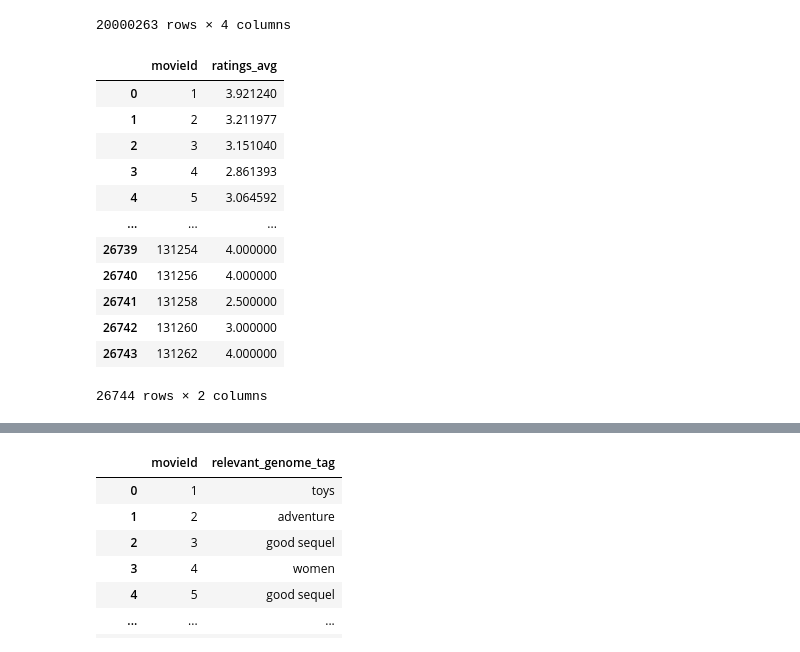
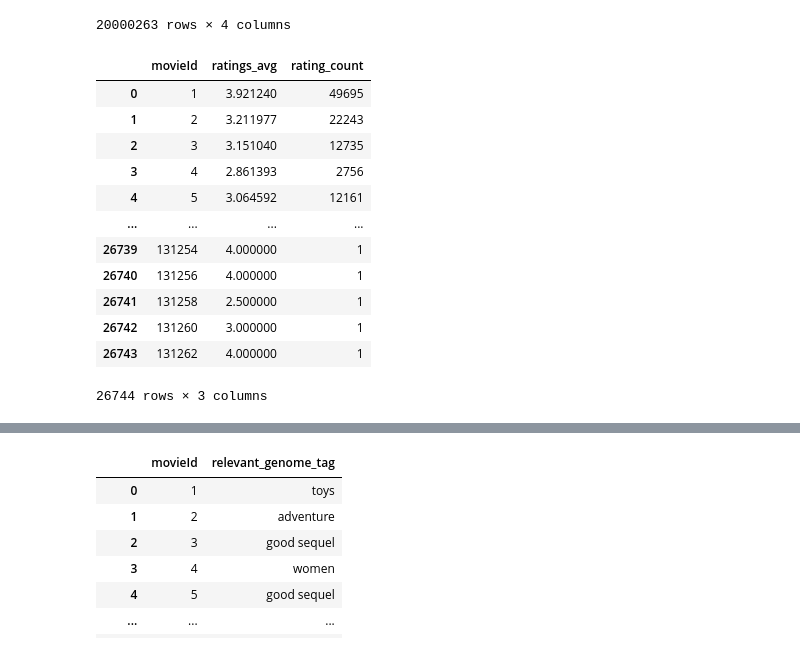
Before and after one commit to khalmatay/ADM-HW4, a Jupyter notebook: main.ipynb, the cells around one changed output, grey strips where cells are left out. Saved outputs shown, nothing was run; the diff lists cells and outputs as text; code cells hidden in the pictures.

```diff
--- a/main.ipynb
+++ b/main.ipynb
@@ -318,23 +318,24 @@ rating_df
 # %%
 # Calculate the average ratings provided by users for the movie
 ratings_stats = rating_df.groupby("movieId").agg(
-    ratings_avg=("rating", "mean")
+    ratings_avg=("rating", "mean"),
+    rating_count=("rating", "count")
 ).reset_index()
 ratings_stats
 # %% [output]
-|  | movieId | ratings_avg |
-| 0 | 1 | 3.921240 |
-| 1 | 2 | 3.211977 |
-| 2 | 3 | 3.151040 |
-| 3 | 4 | 2.861393 |
-| 4 | 5 | 3.064592 |
-| ... | ... | ... |
-| 26739 | 131254 | 4.000000 |
-| 26740 | 131256 | 4.000000 |
-| 26741 | 131258 | 2.500000 |
-| 26742 | 131260 | 3.000000 |
-| 26743 | 131262 | 4.000000 |
+|  | movieId | ratings_avg | rating_count |
+| 0 | 1 | 3.921240 | 49695 |
+| 1 | 2 | 3.211977 | 22243 |
+| 2 | 3 | 3.151040 | 12735 |
+| 3 | 4 | 2.861393 | 2756 |
+| 4 | 5 | 3.064592 | 12161 |
+| ... | ... | ... | ... |
+| 26739 | 131254 | 4.000000 | 1 |
+| 26740 | 131256 | 4.000000 | 1 |
+| 26741 | 131258 | 2.500000 | 1 |
+| 26742 | 131260 | 3.000000 | 1 |
+| 26743 | 131262 | 4.000000 | 1 |
-26744 rows × 2 columns
+26744 rows × 3 columns
 # %%
 movie_genre_rating_df = movie_genre_df.merge(ratings_stats, on="movieId", how="left")
 movie_genre_rating_df
```
Also changed, not shown: parts of 12 cells of this notebook.
